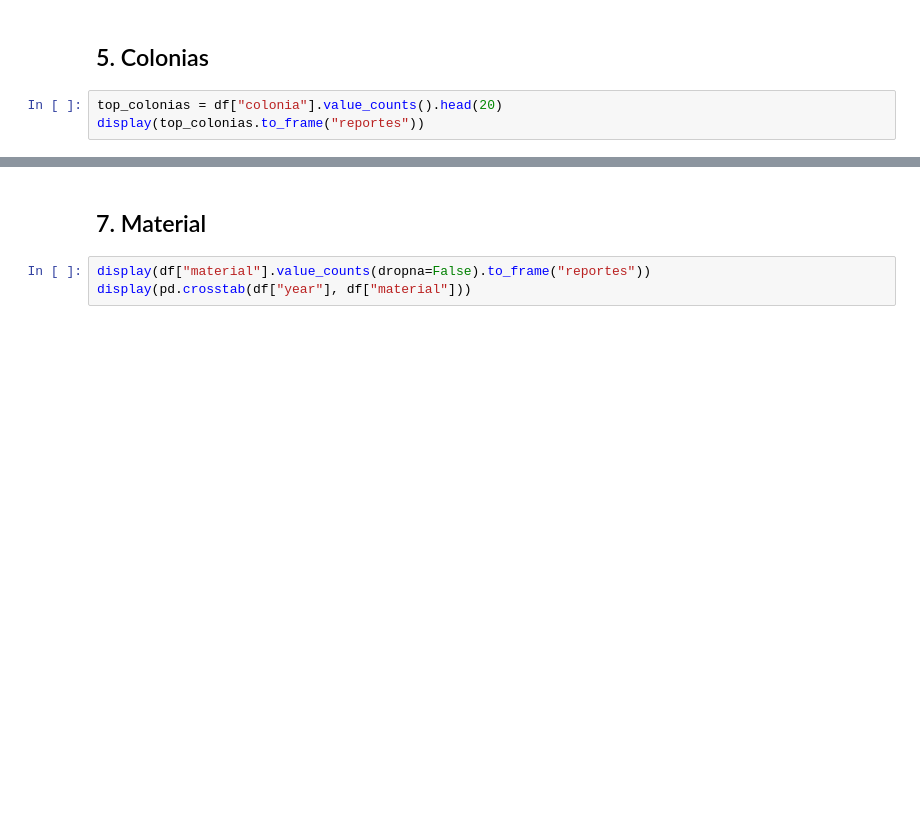
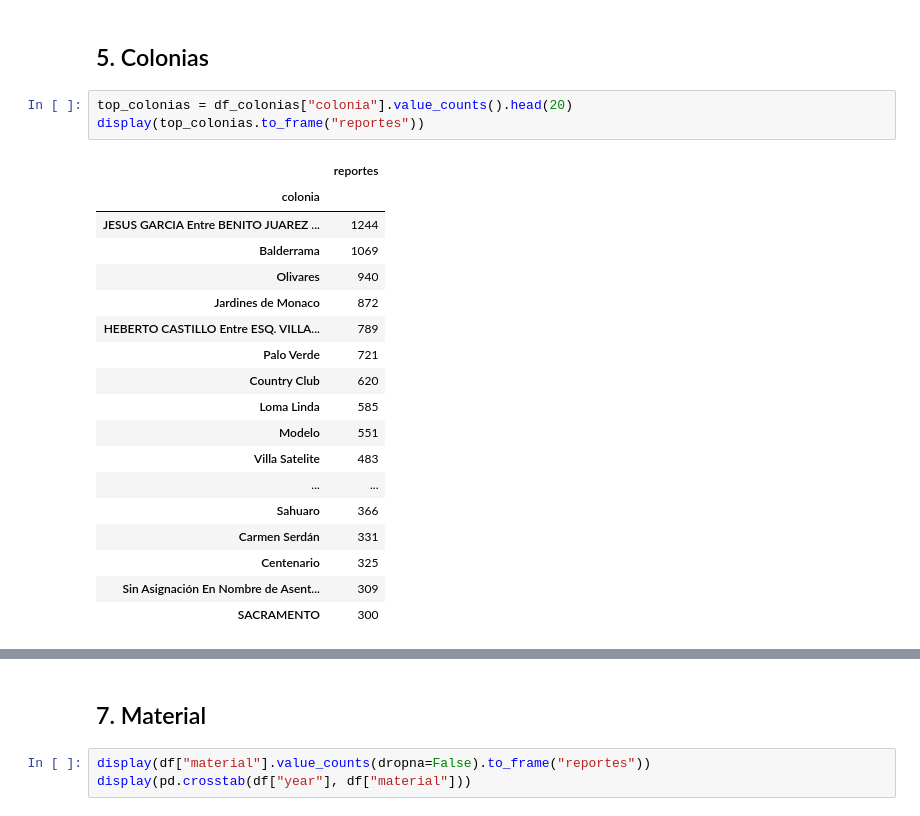
Before and after one commit to Mcd-2026-2-IngC-Team/proyecto-ingenieria-de-caracteristicas, a Jupyter notebook: notebooks/06-eda-baches.ipynb, the cells around one changed output, grey strips where cells are left out. Drawn from its saved outputs; the diff is of its cells as text; blank space fills up the shorter version.

```diff
--- a/notebooks/06-eda-baches.ipynb
+++ b/notebooks/06-eda-baches.ipynb
@@ -90,6 +195,25 @@ plt.show()
 # %% [markdown]
 ## 5. Colonias
 # %%
-top_colonias = df["colonia"].value_counts().head(20)
+top_colonias = df_colonias["colonia"].value_counts().head(20)
 display(top_colonias.to_frame("reportes"))
+# %% [output]
+|  | reportes |
+| colonia |  |
+| JESUS GARCIA Entre BENITO JUAREZ ... | 1244 |
+| Balderrama | 1069 |
+| Olivares | 940 |
+| Jardines de Monaco | 872 |
+| HEBERTO CASTILLO Entre ESQ. VILLA... | 789 |
+| Palo Verde | 721 |
+| Country Club | 620 |
+| Loma Linda | 585 |
+| Modelo | 551 |
+| Villa Satelite | 483 |
+| ... | ... |
+| Sahuaro | 366 |
+| Carmen Serdán | 331 |
+| Centenario | 325 |
+| Sin Asignación En Nombre de Asent... | 309 |
+| SACRAMENTO | 300 |
 # %%
```
Also changed, not shown: parts of 29 cells of this notebook, 5 other files.
